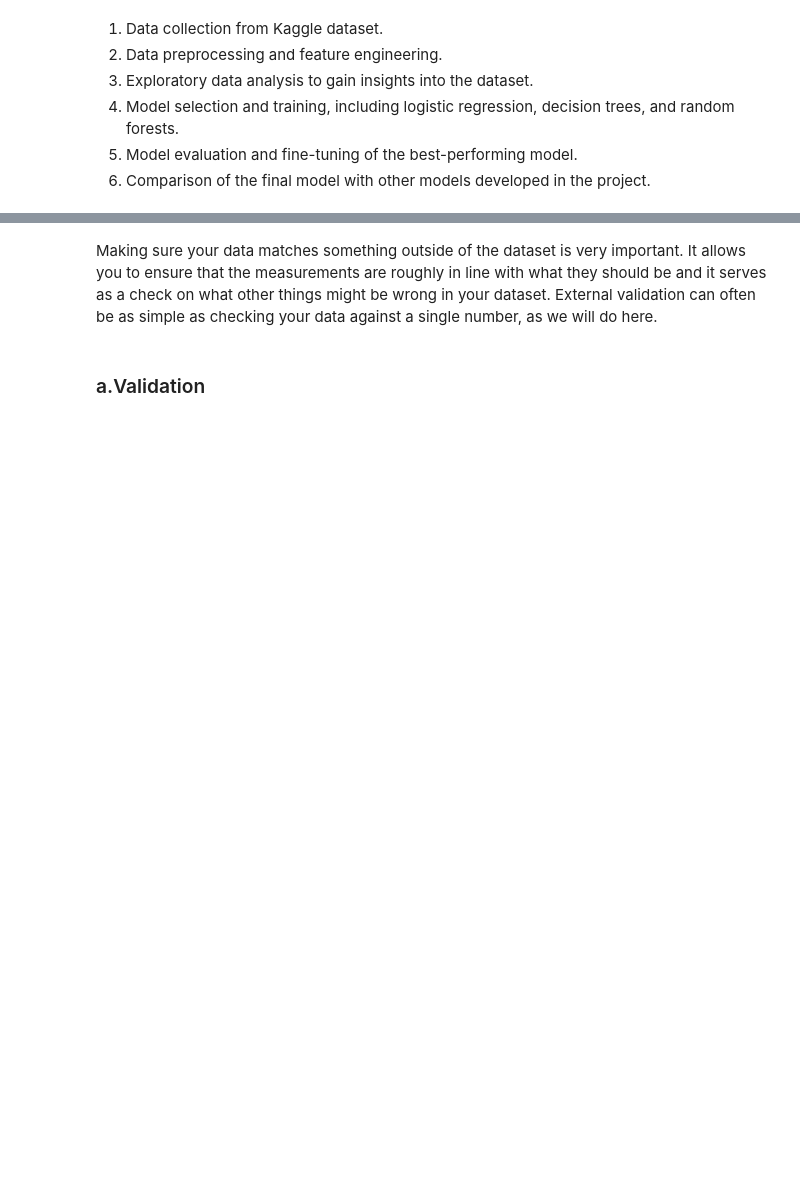
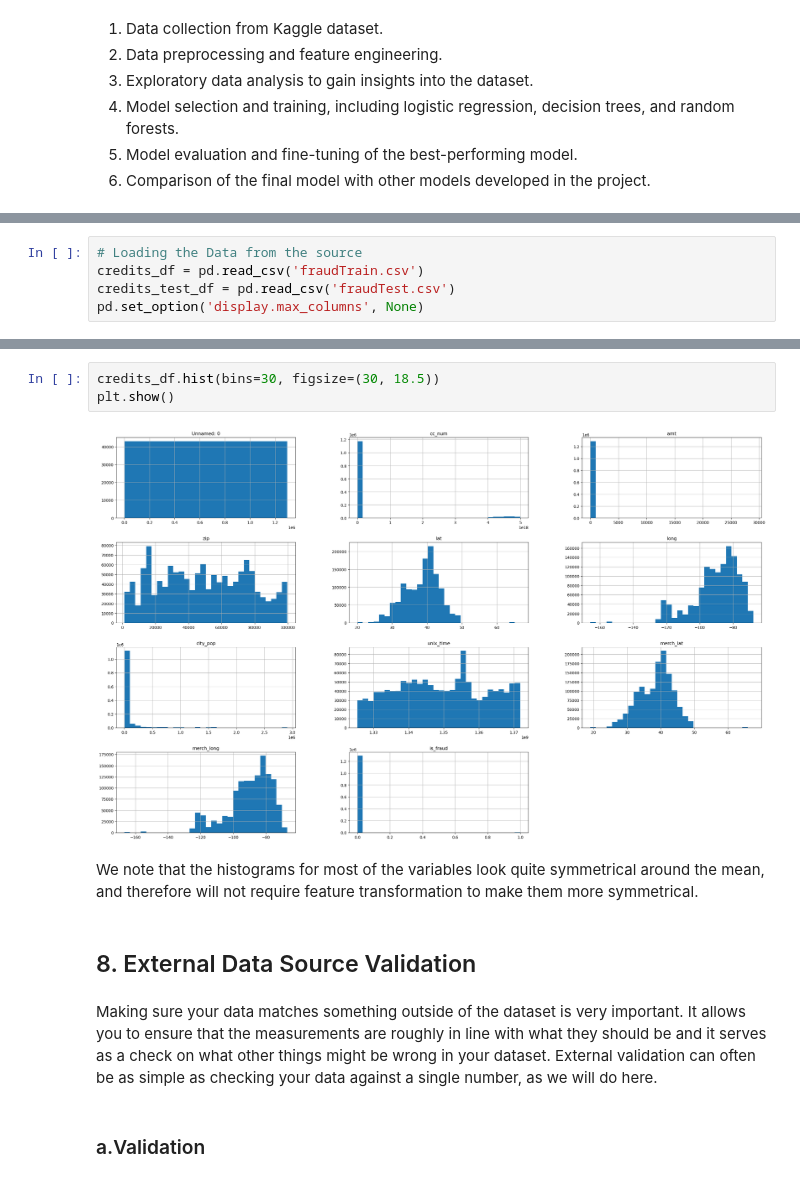
Before and after one commit to K-made/Creditcard-FraudBusters, a Jupyter notebook: credit-cards.ipynb, the cells around one changed output, grey strips where cells are left out. Saved outputs shown, nothing was run; the diff lists cells and outputs as text; blank space fills up the shorter version.

```diff
--- a/credit-cards.ipynb
+++ b/credit-cards.ipynb
@@ -319,0 +111,5 @@ Name: is_fraud, dtype: int64
+# %%
+# Loading the Data from the source
+credits_df = pd.read_csv('fraudTrain.csv')
+credits_test_df = pd.read_csv('fraudTest.csv')
+pd.set_option('display.max_columns', None)
@@ -320,3 +326,12 @@ Name: is_fraud, dtype: int64
+# %%
+credits_df.hist(bins=30, figsize=(30, 18.5))
+plt.show()
+# %% [output]
+[figure, added]
+# %% [markdown]
+We note that the histograms for most of the variables look quite symmetrical around the mean, and therefore will not require feature transformation to make them more symmetrical.
+# %% [markdown]
+## 8. External Data Source Validation
 # %% [markdown]
 Making sure your data matches something outside of the dataset is very important. It allows you to ensure that the measurements are roughly in line with what they should be and it serves as a check on what other things might be wrong in your dataset. External validation can often be as simple as checking your data against a single number, as we will do here.
 # %% [markdown]
```
Also changed, not shown: parts of 237 cells of this notebook.
